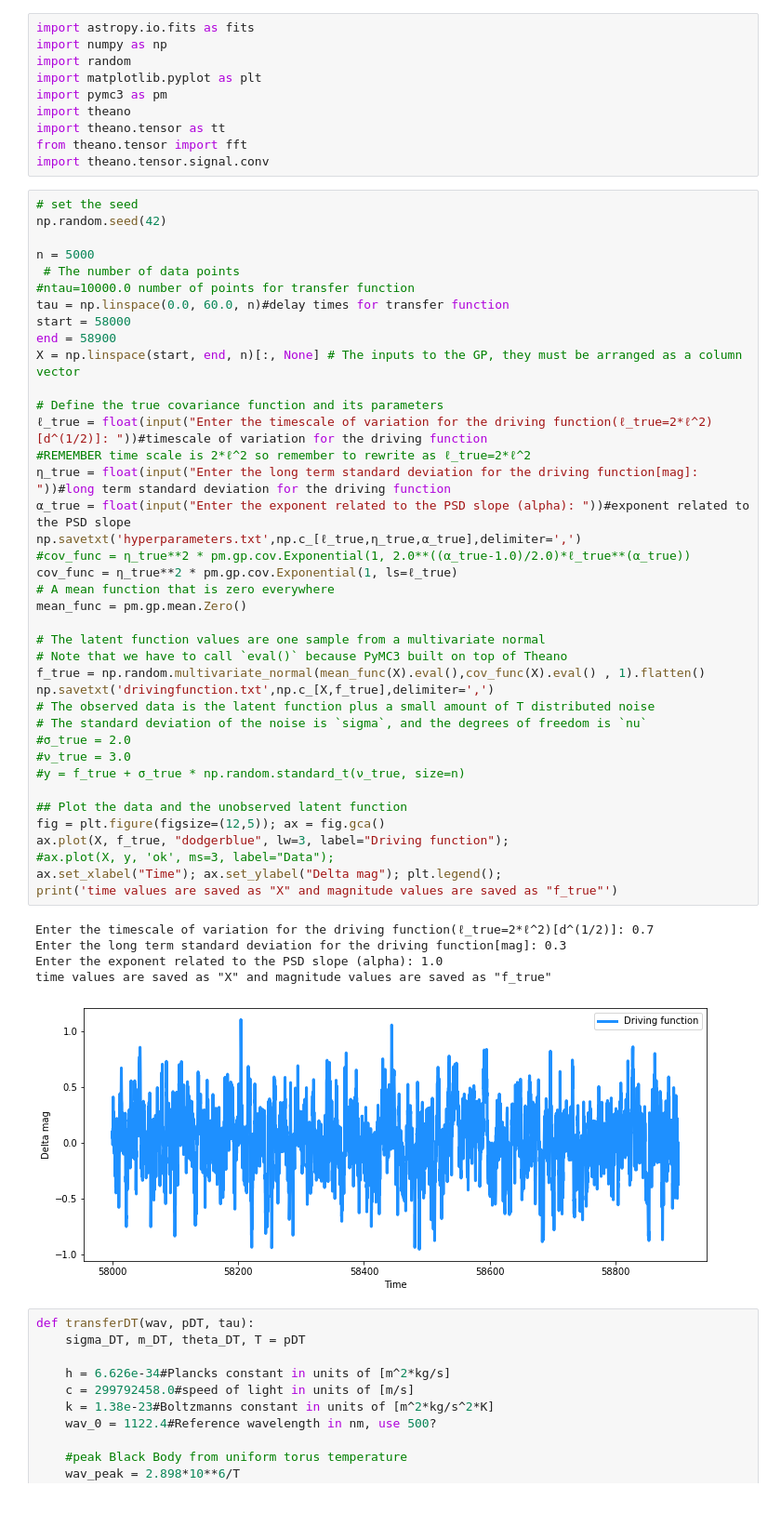
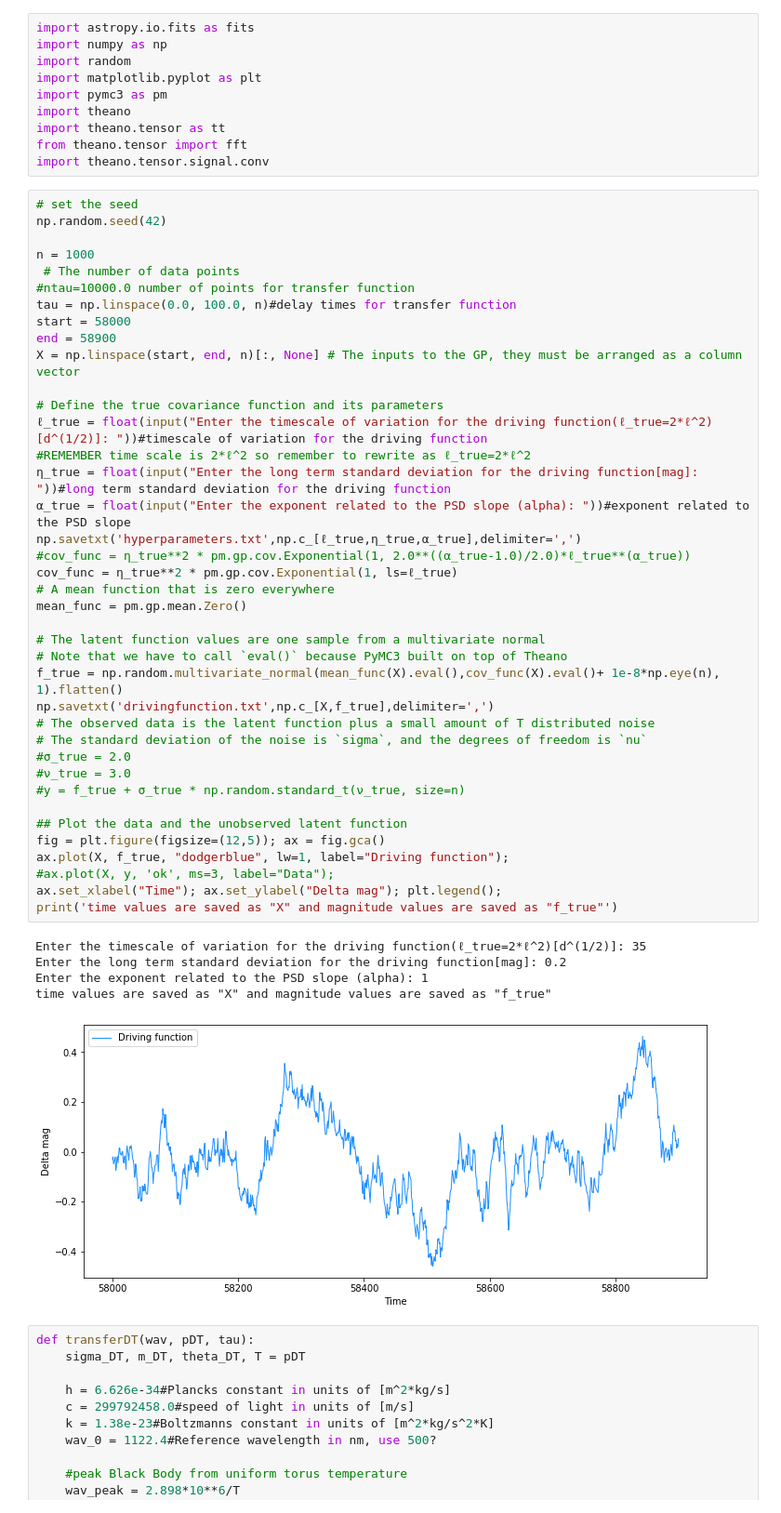
Before and after one commit to MalteBrinch/Master-Thesis-Code, a Jupyter notebook: Generate fake light curves.ipynb, the cells around one changed output. Shown at 93% size. Drawn from its saved outputs; the diff is of its cells as text.

```diff
--- a/Generate fake light curves.ipynb
+++ b/Generate fake light curves.ipynb
@@ -12,47 +12,47 @@ import theano.tensor.signal.conv
 # set the seed
 np.random.seed(42)
 
-n = 5000
+n = 1000
  # The number of data points
 #ntau=10000.0 number of points for transfer function
-tau = np.linspace(0.0, 60.0, n)#delay times for transfer function
+tau = np.linspace(0.0, 100.0, n)#delay times for transfer function
 start = 58000
 end = 58900
 X = np.linspace(start, end, n)[:, None] # The inputs to the GP, they must be arranged as a column vector
 
 # Define the true covariance function and its parameters
 ℓ_true = float(input("Enter the timescale of variation for the driving function(ℓ_true=2*ℓ^2)[d^(1/2)]: "))#timescale of variation for the driving function
 #REMEMBER time scale is 2*ℓ^2 so remember to rewrite as ℓ_true=2*ℓ^2
 η_true = float(input("Enter the long term standard deviation for the driving function[mag]: "))#long term standard deviation for the driving function
 α_true = float(input("Enter the exponent related to the PSD slope (alpha): "))#exponent related to the PSD slope
 np.savetxt('hyperparameters.txt',np.c_[ℓ_true,η_true,α_true],delimiter=',')
 #cov_func = η_true**2 * pm.gp.cov.Exponential(1, 2.0**((α_true-1.0)/2.0)*ℓ_true**(α_true))
 cov_func = η_true**2 * pm.gp.cov.Exponential(1, ls=ℓ_true)
 # A mean function that is zero everywhere
 mean_func = pm.gp.mean.Zero()
 
 # The latent function values are one sample from a multivariate normal
 # Note that we have to call `eval()` because PyMC3 built on top of Theano
-f_true = np.random.multivariate_normal(mean_func(X).eval(),cov_func(X).eval() , 1).flatten()
+f_true = np.random.multivariate_normal(mean_func(X).eval(),cov_func(X).eval()+ 1e-8*np.eye(n), 1).flatten()
 np.savetxt('drivingfunction.txt',np.c_[X,f_true],delimiter=',')
 # The observed data is the latent function plus a small amount of T distributed noise
 # The standard deviation of the noise is `sigma`, and the degrees of freedom is `nu`
 #σ_true = 2.0
 #ν_true = 3.0
 #y = f_true + σ_true * np.random.standard_t(ν_true, size=n)
 
 ## Plot the data and the unobserved latent function
 fig = plt.figure(figsize=(12,5)); ax = fig.gca()
-ax.plot(X, f_true, "dodgerblue", lw=3, label="Driving function");
+ax.plot(X, f_true, "dodgerblue", lw=1, label="Driving function");
 #ax.plot(X, y, 'ok', ms=3, label="Data");
 ax.set_xlabel("Time"); ax.set_ylabel("Delta mag"); plt.legend();
 print('time values are saved as "X" and magnitude values are saved as "f_true"')
 # %% [output]
-Enter the timescale of variation for the driving function(ℓ_true=2*ℓ^2)[d^(1/2)]: 0.7
-Enter the long term standard deviation for the driving function[mag]: 0.3
-Enter the exponent related to the PSD slope (alpha): 1.0
+Enter the timescale of variation for the driving function(ℓ_true=2*ℓ^2)[d^(1/2)]: 35
+Enter the long term standard deviation for the driving function[mag]: 0.2
+Enter the exponent related to the PSD slope (alpha): 1
 time values are saved as "X" and magnitude values are saved as "f_true"
-[figure, old version]
+[figure, new version]
 # %%
 def transferDT(wav, pDT, tau):
     sigma_DT, m_DT, theta_DT, T = pDT
```
Also changed, not shown: parts of 5 cells of this notebook.
